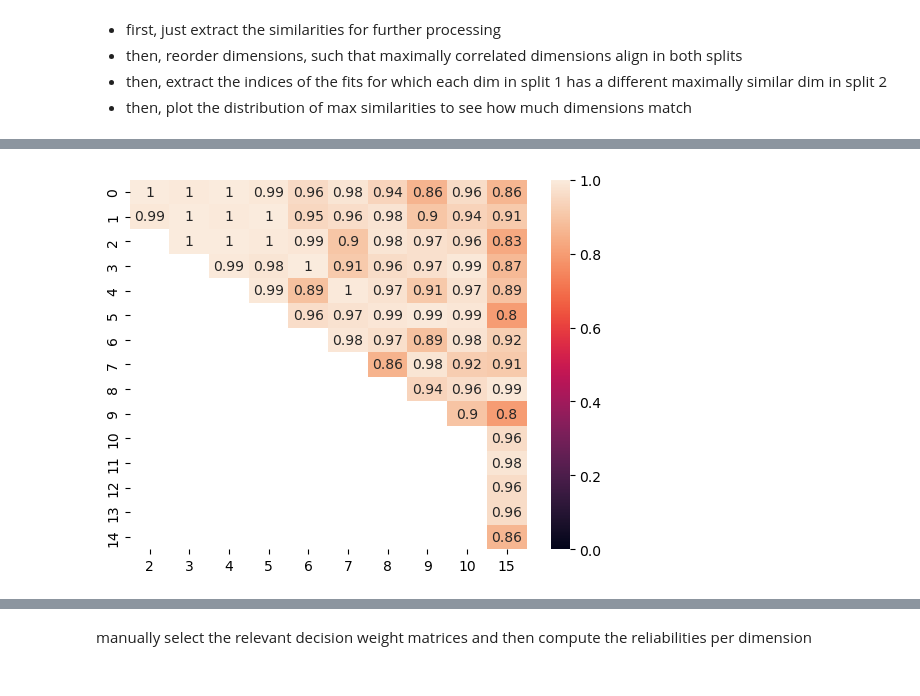
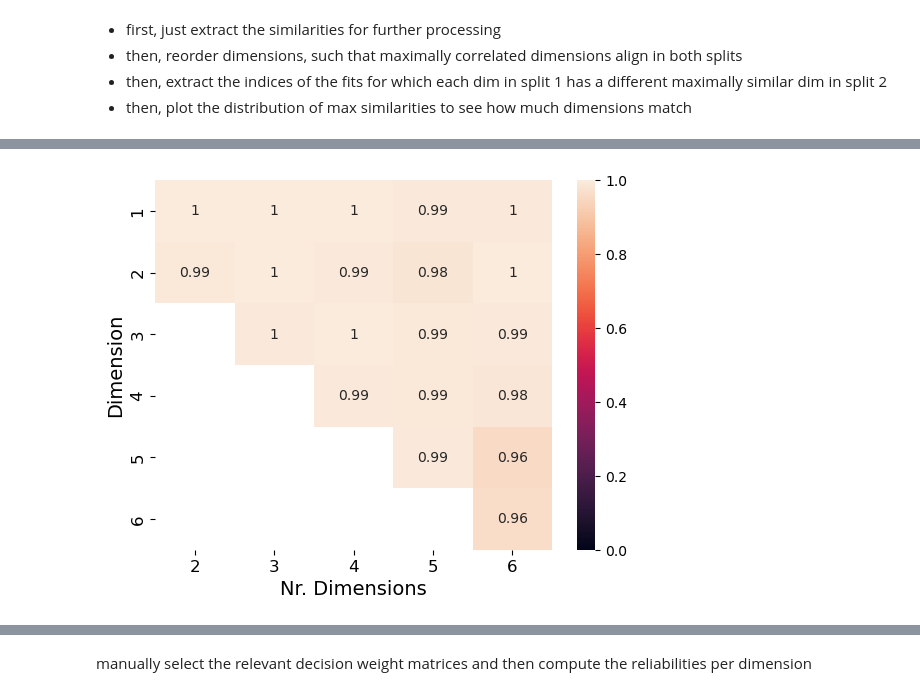
Before and after one commit to MirkoTh/semantic-representations-ID, a Jupyter notebook: split-half-reliability.ipynb, the cells around one changed output, grey strips where cells are left out. Cells and saved outputs as stored; diff of their text form; code cells hidden in the pictures.

```diff
--- a/split-half-reliability.ipynb
+++ b/split-half-reliability.ipynb
@@ -98,10 +147,7 @@ dict_cors = {int(f'{l_keys[i]}'): sublist for i, sublist in enumerate(l_cors)}
 # %%
-partial_reorder = partial(ut.reorder_dimensions, l_splithalf_freeweights_noscaling)
+partial_reorder = partial(ut.reorder_dimensions, l_splithalf)
 l_max_sims = list(map(partial_reorder, range_dims))
 dict_max_sims = dict(zip(range_dims, l_max_sims))
 # %%
 dict_idxs_use = ut.max_sim_dimensions_per_ndim(l_max_sims, range_dims)
 dict_idxs_list_use = ut.max_sim_results_per_ndim(dict_idxs_use, dict_max_sims, range_dims)
-# %%
-dict_idxs_use[15] = 0
-dict_idxs_list_use[15] = [200, 201]
@@ -125,11 +170,21 @@ dict_idxs_list_use
 # %%
-df_cors = ut.max_cors(l_n, dict_idxs_use, dict_cors)
+df_cors = ut.max_cors(l_embed_dim, dict_idxs_use, dict_cors)
 # %%
 df_cors = df_cors.apply(pd.to_numeric, errors='coerce')
+# %%
+df_cors.index = df_cors.index + 1
 # %%
-_ = sns.heatmap(df_cors, annot=True, mask=df_cors.isna(), vmin=0, vmax=1)
+f, ax = plt.subplots(1)
+
+sns.heatmap(df_cors, annot=True, mask=df_cors.isna(), vmin=0, vmax=1, ax=ax)
+ax.set_title(ax.get_title(), fontsize=16)
+ax.set_xlabel(ax.get_xlabel(), fontsize=14)
+ax.set_ylabel(ax.get_ylabel(), fontsize=14)
+ax.tick_params(axis='both', labelsize=12)
+ax.set_ylabel("Dimension")
+_ = ax.set_xlabel("Nr. Dimensions")
 # %% [output]
-[figure, old version]
+[figure, new version]
 # %%
 df_cors_long = df_cors.melt(value_name="r", var_name="ndim")
 df_cors_long_plt = df_cors_long.query("not r.isna()")
```
Also changed, not shown: parts of 31 cells of this notebook.
